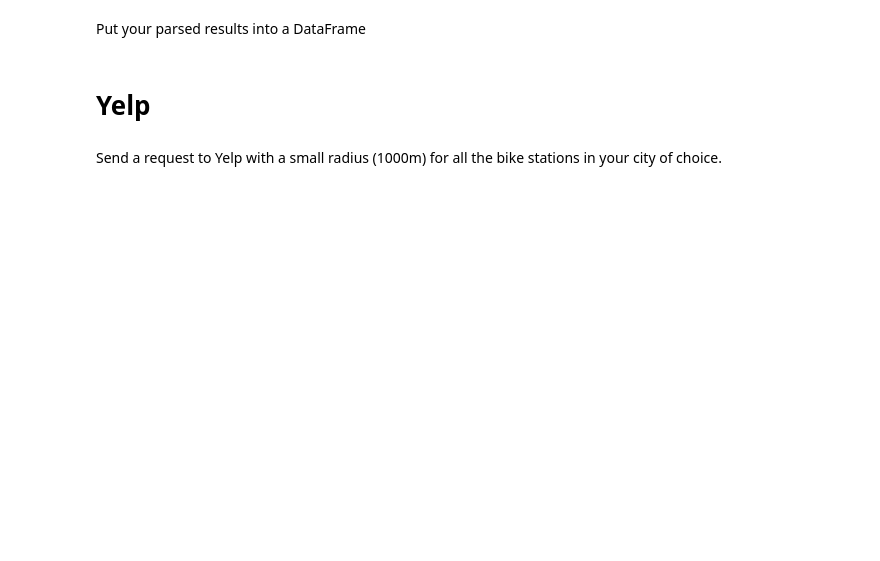
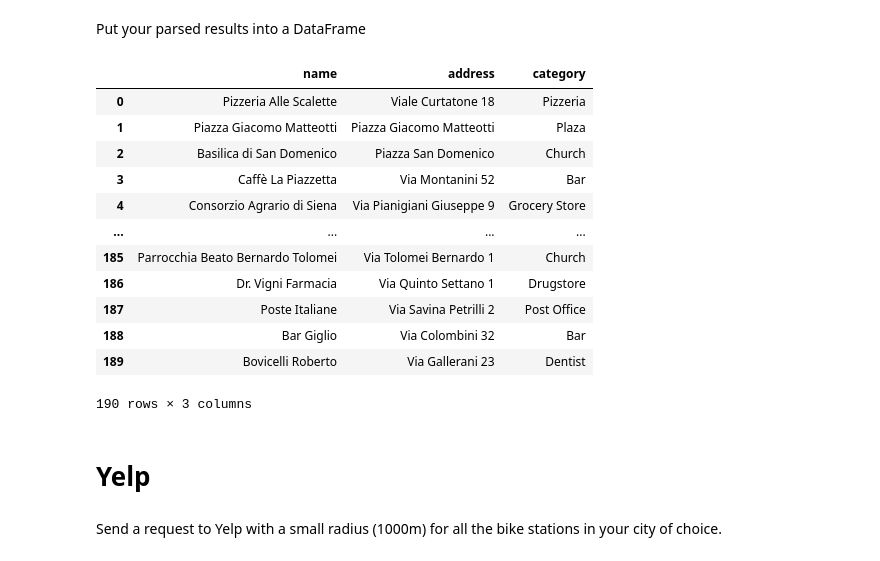
Before and after one commit to thonglamhai/statistical_modelling, a Jupyter notebook: notebooks/yelp_foursquare_EDA.ipynb, the cells around one changed output. Drawn from its saved outputs; the diff is of its cells as text; code cells hidden in the pictures; blank space fills up the shorter version.

```diff
--- a/notebooks/yelp_foursquare_EDA.ipynb
+++ b/notebooks/yelp_foursquare_EDA.ipynb
@@ -124,5 +164,22 @@ Parse through the response to get the POI (such as restaurants, bars, etc) detai
 # %% [markdown]
 Put your parsed results into a DataFrame
+# %%
+df_foursquare = pd.DataFrame(res_lst)
+df_foursquare
+# %% [output]
+|  | name | address | category |
+| 0 | Pizzeria Alle Scalette | Viale Curtatone 18 | Pizzeria |
+| 1 | Piazza Giacomo Matteotti | Piazza Giacomo Matteotti | Plaza |
+| 2 | Basilica di San Domenico | Piazza San Domenico | Church |
+| 3 | Caffè La Piazzetta | Via Montanini 52 | Bar |
+| 4 | Consorzio Agrario di Siena | Via Pianigiani Giuseppe 9 | Grocery Store |
+| ... | ... | ... | ... |
+| 185 | Parrocchia Beato Bernardo Tolomei | Via Tolomei Bernardo 1 | Church |
+| 186 | Dr. Vigni Farmacia | Via Quinto Settano 1 | Drugstore |
+| 187 | Poste Italiane | Via Savina Petrilli 2 | Post Office |
+| 188 | Bar Giglio | Via Colombini 32 | Bar |
+| 189 | Bovicelli Roberto | Via Gallerani 23 | Dentist |
+190 rows × 3 columns
 # %% [markdown]
 # Yelp
 # %% [markdown]
```
Also changed, not shown: parts of 9 cells of this notebook.
